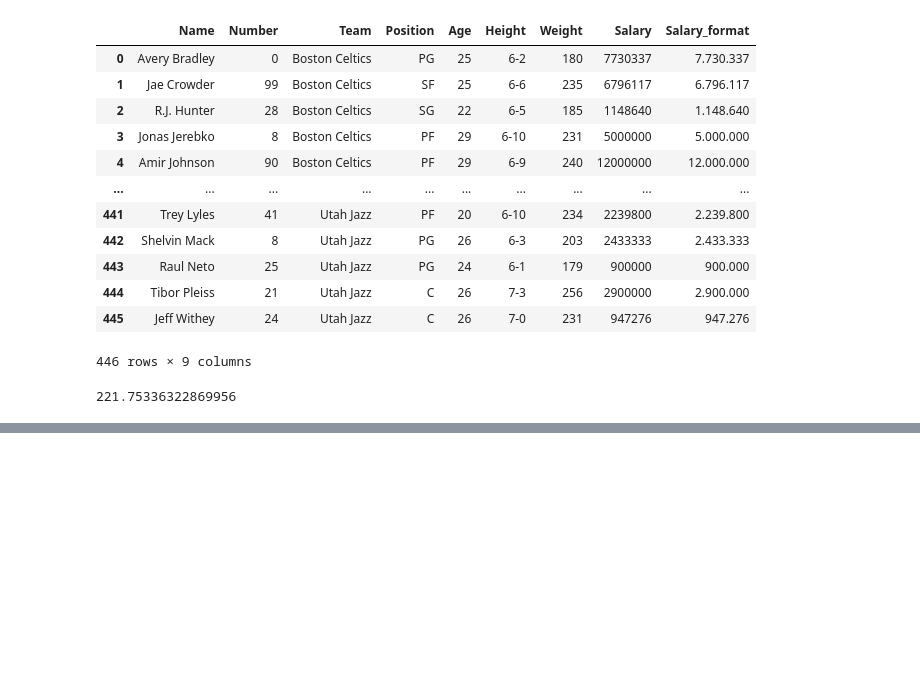
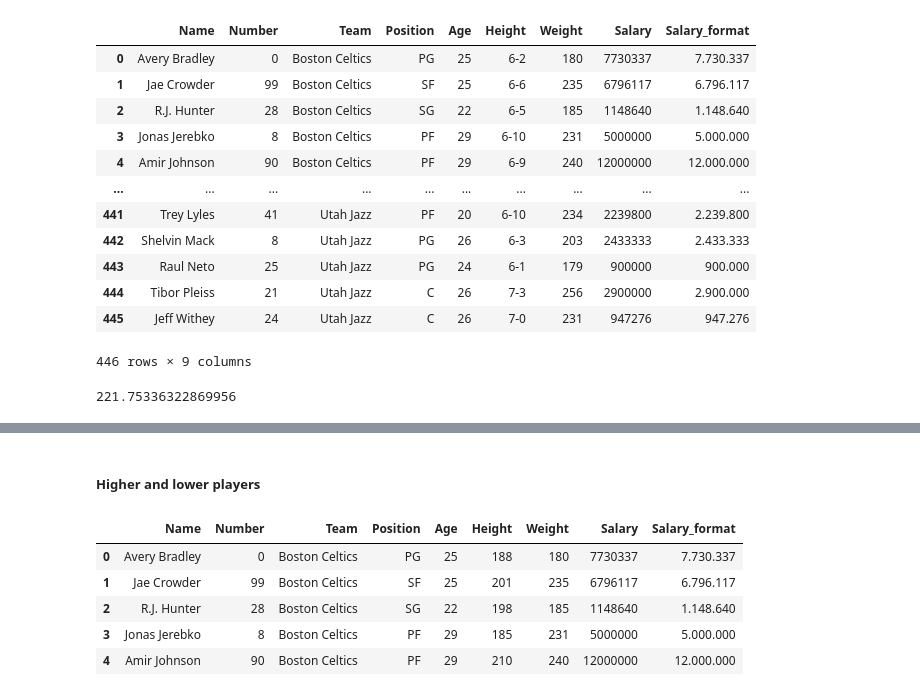
Before and after one commit to Rommelsito/Muscle-analysis, a Jupyter notebook: clean_nba.ipynb, the cells around one changed output, grey strips where cells are left out. Drawn from its saved outputs; the diff is of its cells as text; code cells hidden in the pictures; blank space fills up the shorter version.

```diff
--- a/clean_nba.ipynb
+++ b/clean_nba.ipynb
@@ -204,0 +311,12 @@ df_5.groupby('Team')['Weight'].describe()
+# %% [markdown]
+#####  Higher and lower players
+# %%
+df_8 = df_height.copy()
+df_8.head()
+# %% [output]
+|  | Name | Number | Team | Position | Age | Height | Weight | Salary | Salary_format |
+| 0 | Avery Bradley | 0 | Boston Celtics | PG | 25 | 188 | 180 | 7730337 | 7.730.337 |
+| 1 | Jae Crowder | 99 | Boston Celtics | SF | 25 | 201 | 235 | 6796117 | 6.796.117 |
+| 2 | R.J. Hunter | 28 | Boston Celtics | SG | 22 | 198 | 185 | 1148640 | 1.148.640 |
+| 3 | Jonas Jerebko | 8 | Boston Celtics | PF | 29 | 185 | 231 | 5000000 | 5.000.000 |
+| 4 | Amir Johnson | 90 | Boston Celtics | PF | 29 | 210 | 240 | 12000000 | 12.000.000 |
```
Also changed, not shown: parts of 15 cells of this notebook, 1 other file.
